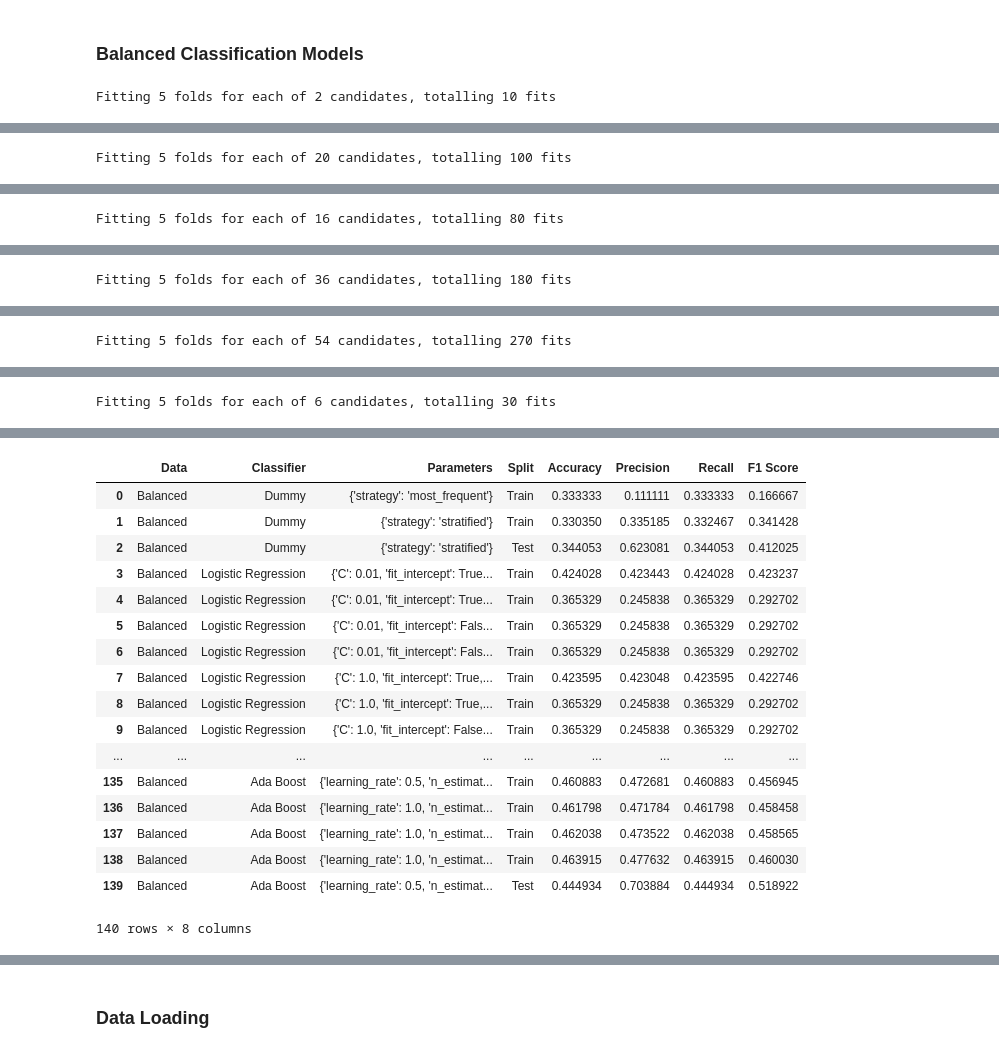
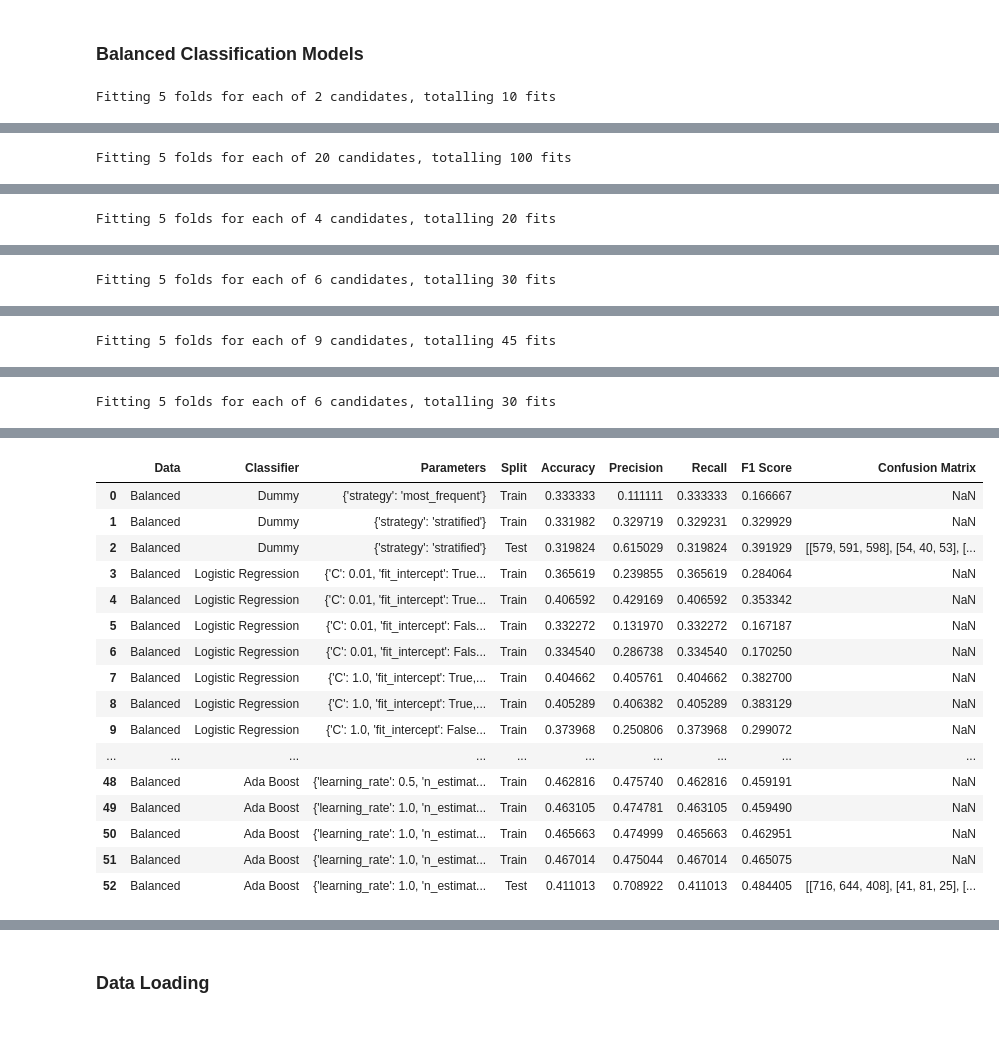
Before and after one commit to acdick/endangered_species_classification, a Jupyter notebook: Source/05_Classification_Modeling.ipynb, the cells around one changed output, grey strips where cells are left out. Saved outputs shown, nothing was run; the diff lists cells and outputs as text; code cells hidden in the pictures.

```diff
--- a/Source/05_Classification_Modeling.ipynb
+++ b/Source/05_Classification_Modeling.ipynb
@@ -71,0 +78,4 @@ data_sets
+# %%
+scaler = MinMaxScaler()
+X_train[X_train.columns] = scaler.fit_transform(X_train[X_train.columns])
+X_train.head()
@@ -89,13 +106,13 @@ classifiers.append(
         multi_class=['ovr'],
         solver=['liblinear'])))
 
-# gaussian naive bayes classifer
+# multinomial naive bayes classifer
 
 # k nearest neighbors classifier
 classifiers.append(
     clf.grid_search_k_neighbors_classifier(dict(
-        n_neighbors=[5,11],
-        weights=['uniform', 'distance'],
+#        n_neighbors=[5,11],
+#        weights=['uniform', 'distance'],
         algorithm=['ball_tree','kd_tree'],
         leaf_size=[100,200])))
 
@@ -103,9 +120,8 @@ classifiers.append(
 classifiers.append(
     clf.grid_search_decision_tree_classifier(dict(
         criterion=['gini','entropy'],
-        max_depth=[6,8],
-        min_samples_leaf=[20,50,100],
-        max_features=[2],
+#        max_depth=[6,8],
+#        min_samples_leaf=[20,50,100],
 #        max_features=[20,30,40],
         min_impurity_decrease=[0.01,0.03,0.05])))
 
@@ -113,9 +129,8 @@ classifiers.append(
 classifiers.append(
     clf.grid_search_random_forest_classifier(dict(
         n_estimators=[100,200,300],
-        max_depth=[2,3,4],
-        min_samples_leaf=[100,200],
-        max_features=[2],
+#        max_depth=[2,3,4],
+#        min_samples_leaf=[100,200],
 #        max_features=[10,20],
         min_impurity_decrease=[0.01,0.03,0.05])))
 
@@ -128,7 +143,8 @@ classifiers.append(
 ### Baseline Classification Models
 # %%
 # run baseline dataset
-baseline = clf.fit_predict_measure('Baseline', X_train, X_test, y_train, y_test, y_labels, classifiers)
+baseline = clf.fit_predict_measure(
+    'Baseline', X_train, scaler.transform(X_test), y_train, y_test, y_labels, classifiers)
 baseline
 # %% [output]
 Fitting 5 folds for each of 2 candidates, totalling 10 fits
@@ -281,7 +272,8 @@ sns.scatterplot(x=X_train_smote.columns[0], y=X_train_smote.columns[1], data=X_t
 ### Balanced Classification Models
 # %%
 # run balanced dataset
-balanced = clf.fit_predict_measure('Balanced', X_train_smote, X_test, y_train_smote, y_test, y_labels, classifiers)
+balanced = clf.fit_predict_measure(
+    'Balanced', X_train_smote, scaler.transform(X_test), y_train_smote, y_test, y_labels, classifiers)
 balanced
 # %% [output]
 Fitting 5 folds for each of 2 candidates, totalling 10 fits
@@ -303 +293 @@ Fitting 5 folds for each of 20 candidates, totalling 100 fits
-Fitting 5 folds for each of 16 candidates, totalling 80 fits
+Fitting 5 folds for each of 4 candidates, totalling 20 fits
@@ -315 +299 @@ Fitting 5 folds for each of 16 candidates, totalling 80 fits
-Fitting 5 folds for each of 36 candidates, totalling 180 fits
+Fitting 5 folds for each of 6 candidates, totalling 30 fits
@@ -327,2 +304,2 @@ Fitting 5 folds for each of 36 candidates, totalling 180 fits
 [Parallel(n_jobs=-1)]: Using backend LokyBackend with 4 concurrent workers.
-Fitting 5 folds for each of 54 candidates, totalling 270 fits
+Fitting 5 folds for each of 9 candidates, totalling 45 fits
@@ -356,21 +320,20 @@ Fitting 5 folds for each of 6 candidates, totalling 30 fits
-|  | Data | Classifier | Parameters | Split | Accuracy | Precision | Recall | F1 Score |
-| 0 | Balanced | Dummy | {'strategy': 'most_frequent'} | Train | 0.333333 | 0.111111 | 0.333333 | 0.166667 |
-| 1 | Balanced | Dummy | {'strategy': 'stratified'} | Train | 0.330350 | 0.335185 | 0.332467 | 0.341428 |
-| 2 | Balanced | Dummy | {'strategy': 'stratified'} | Test | 0.344053 | 0.623081 | 0.344053 | 0.412025 |
-| 3 | Balanced | Logistic Regression | {'C': 0.01, 'fit_intercept': True... | Train | 0.424028 | 0.423443 | 0.424028 | 0.423237 |
-| 4 | Balanced | Logistic Regression | {'C': 0.01, 'fit_intercept': True... | Train | 0.365329 | 0.245838 | 0.365329 | 0.292702 |
-| 5 | Balanced | Logistic Regression | {'C': 0.01, 'fit_intercept': Fals... | Train | 0.365329 | 0.245838 | 0.365329 | 0.292702 |
-| 6 | Balanced | Logistic Regression | {'C': 0.01, 'fit_intercept': Fals... | Train | 0.365329 | 0.245838 | 0.365329 | 0.292702 |
-| 7 | Balanced | Logistic Regression | {'C': 1.0, 'fit_intercept': True,... | Train | 0.423595 | 0.423048 | 0.423595 | 0.422746 |
-| 8 | Balanced | Logistic Regression | {'C': 1.0, 'fit_intercept': True,... | Train | 0.365329 | 0.245838 | 0.365329 | 0.292702 |
-| 9 | Balanced | Logistic Regression | {'C': 1.0, 'fit_intercept': False... | Train | 0.365329 | 0.245838 | 0.365329 | 0.292702 |
-| ... | ... | ... | ... | ... | ... | ... | ... | ... |
-| 135 | Balanced | Ada Boost | {'learning_rate': 0.5, 'n_estimat... | Train | 0.460883 | 0.472681 | 0.460883 | 0.456945 |
-| 136 | Balanced | Ada Boost | {'learning_rate': 1.0, 'n_estimat... | Train | 0.461798 | 0.471784 | 0.461798 | 0.458458 |
-| 137 | Balanced | Ada Boost | {'learning_rate': 1.0, 'n_estimat... | Train | 0.462038 | 0.473522 | 0.462038 | 0.458565 |
-| 138 | Balanced | Ada Boost | {'learning_rate': 1.0, 'n_estimat... | Train | 0.463915 | 0.477632 | 0.463915 | 0.460030 |
-| 139 | Balanced | Ada Boost | {'learning_rate': 0.5, 'n_estimat... | Test | 0.444934 | 0.703884 | 0.444934 | 0.518922 |
+|  | Data | Classifier | Parameters | Split | Accuracy | Precision | Recall | F1 Score | Confusion Matrix |
+| 0 | Balanced | Dummy | {'strategy': 'most_frequent'} | Train | 0.333333 | 0.111111 | 0.333333 | 0.166667 | NaN |
+| 1 | Balanced | Dummy | {'strategy': 'stratified'} | Train | 0.331982 | 0.329719 | 0.329231 | 0.329929 | NaN |
+| 2 | Balanced | Dummy | {'strategy': 'stratified'} | Test | 0.319824 | 0.615029 | 0.319824 | 0.391929 | [[579, 591, 598], [54, 40, 53], [... |
+| 3 | Balanced | Logistic Regression | {'C': 0.01, 'fit_intercept': True... | Train | 0.365619 | 0.239855 | 0.365619 | 0.284064 | NaN |
+| 4 | Balanced | Logistic Regression | {'C': 0.01, 'fit_intercept': True... | Train | 0.406592 | 0.429169 | 0.406592 | 0.353342 | NaN |
+| 5 | Balanced | Logistic Regression | {'C': 0.01, 'fit_intercept': Fals... | Train | 0.332272 | 0.131970 | 0.332272 | 0.167187 | NaN |
+| 6 | Balanced | Logistic Regression | {'C': 0.01, 'fit_intercept': Fals... | Train | 0.334540 | 0.286738 | 0.334540 | 0.170250 | NaN |
+| 7 | Balanced | Logistic Regression | {'C': 1.0, 'fit_intercept': True,... | Train | 0.404662 | 0.405761 | 0.404662 | 0.382700 | NaN |
+| 8 | Balanced | Logistic Regression | {'C': 1.0, 'fit_intercept': True,... | Train | 0.405289 | 0.406382 | 0.405289 | 0.383129 | NaN |
+| 9 | Balanced | Logistic Regression | {'C': 1.0, 'fit_intercept': False... | Train | 0.373968 | 0.250806 | 0.373968 | 0.299072 | NaN |
+| ... | ... | ... | ... | ... | ... | ... | ... | ... | ... |
+| 48 | Balanced | Ada Boost | {'learning_rate': 0.5, 'n_estimat... | Train | 0.462816 | 0.475740 | 0.462816 | 0.459191 | NaN |
+| 49 | Balanced | Ada Boost | {'learning_rate': 1.0, 'n_estimat... | Train | 0.463105 | 0.474781 | 0.463105 | 0.459490 | NaN |
+| 50 | Balanced | Ada Boost | {'learning_rate': 1.0, 'n_estimat... | Train | 0.465663 | 0.474999 | 0.465663 | 0.462951 | NaN |
+| 51 | Balanced | Ada Boost | {'learning_rate': 1.0, 'n_estimat... | Train | 0.467014 | 0.475044 | 0.467014 | 0.465075 | NaN |
+| 52 | Balanced | Ada Boost | {'learning_rate': 1.0, 'n_estimat... | Test | 0.411013 | 0.708922 | 0.411013 | 0.484405 | [[716, 644, 408], [41, 81, 25], [... |
-140 rows × 8 columns
 # %%
 # statistics of balanced classifiers (test and training sets)
 balanced.describe()
```
Also changed, not shown: parts of 15 cells of this notebook, 6 other files.
